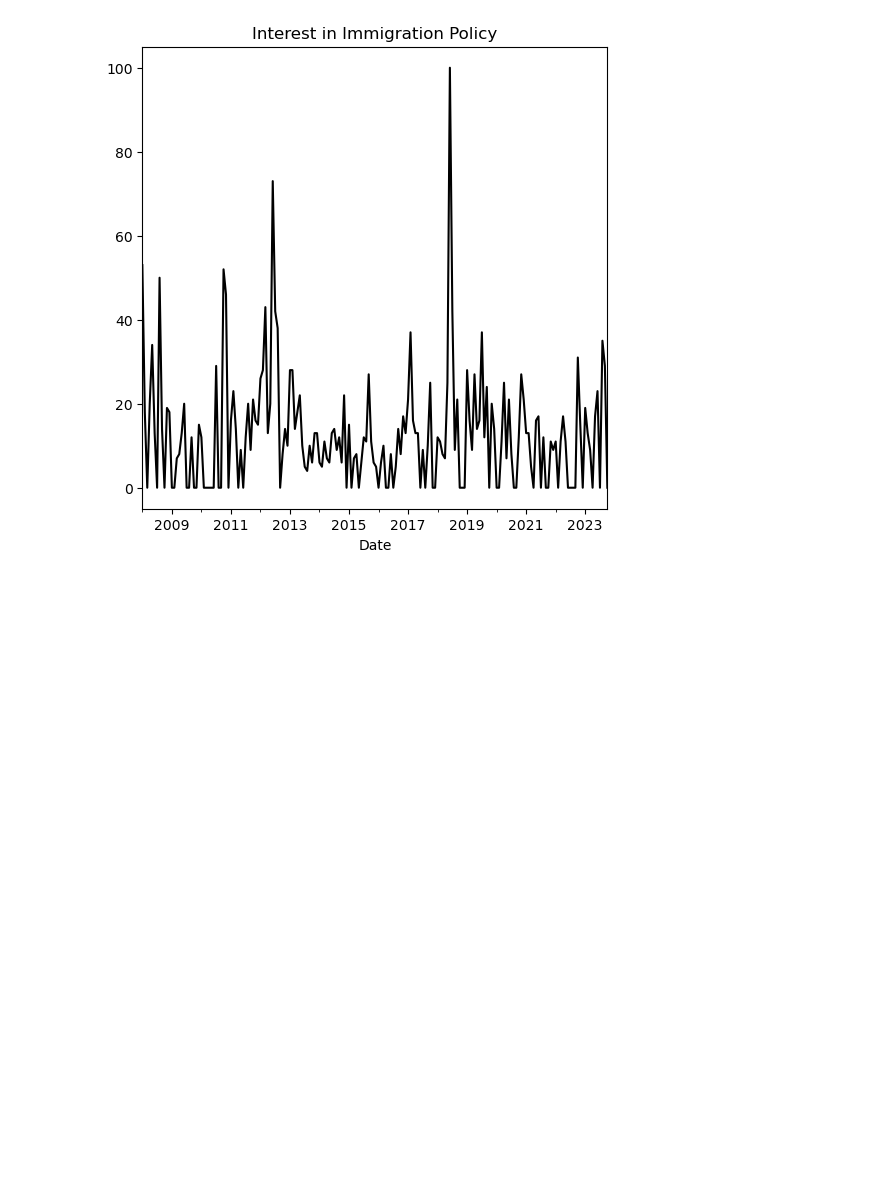
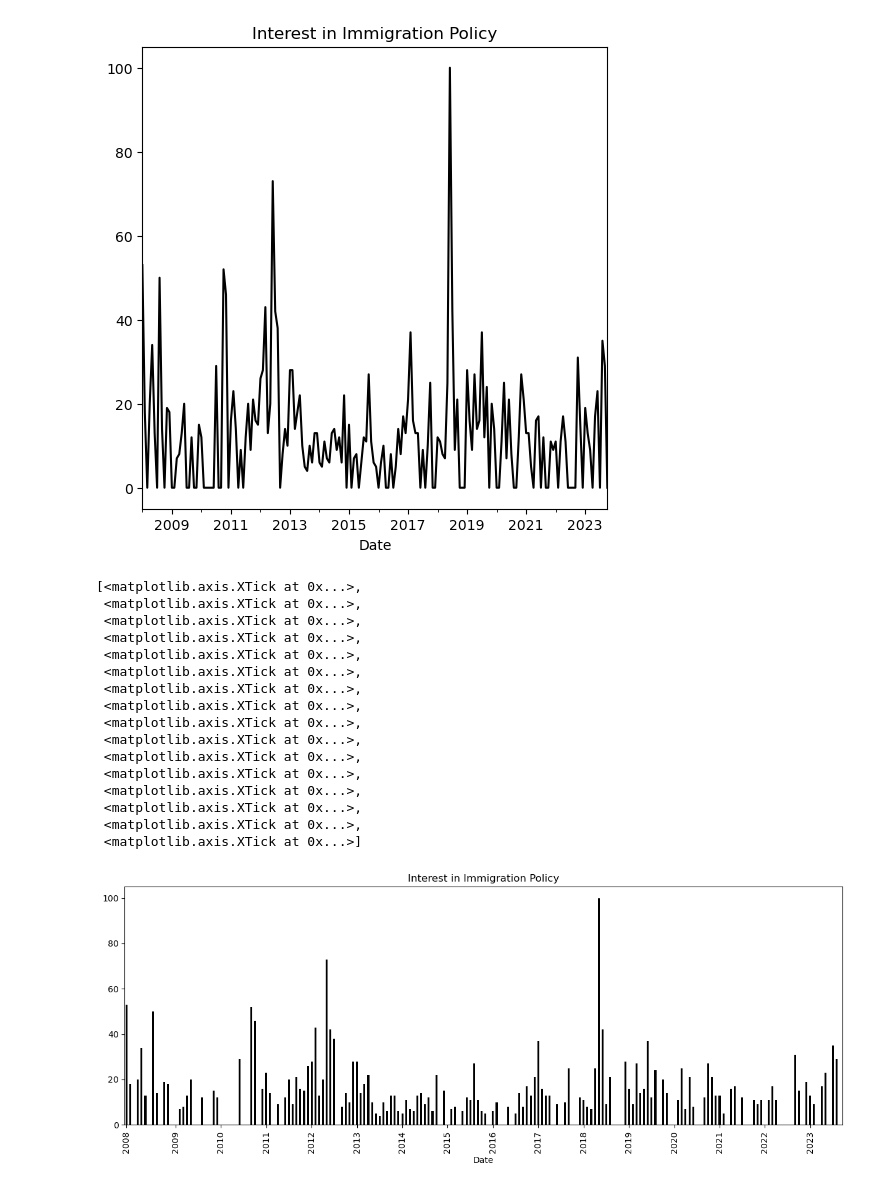
Before and after one commit to galibest2/as.180.369, a Jupyter notebook: contrib/galibest2/Research-Paper-Notebook.ipynb, the cells around one changed output. Saved outputs shown, nothing was run; the diff lists cells and outputs as text; code cells hidden in the pictures; blank space fills up the shorter version.

```diff
--- a/contrib/galibest2/Research-Paper-Notebook.ipynb
+++ b/contrib/galibest2/Research-Paper-Notebook.ipynb
@@ -215,6 +257,27 @@ df_trend.plot(x="Date", y=["policy"], figsize=(6,6), color = 'black',
 # %% [output]
 <Axes: title={'center': 'Interest in Immigration Policy'}, xlabel='Date'>
 [figure]
+# %%
+df_trend.plot(x="Date", y=["policy"], kind = "bar", figsize=(15,5), color = 'black',
+              legend = False, title = "Interest in Immigration Policy").set_xticks(ticks=ticks, labels=years)
+# %% [output]
+[<matplotlib.axis.XTick at 0x...>,
+ <matplotlib.axis.XTick at 0x...>,
+ <matplotlib.axis.XTick at 0x...>,
+ <matplotlib.axis.XTick at 0x...>,
+ <matplotlib.axis.XTick at 0x...>,
+ <matplotlib.axis.XTick at 0x...>,
+ <matplotlib.axis.XTick at 0x...>,
+ <matplotlib.axis.XTick at 0x...>,
+ <matplotlib.axis.XTick at 0x...>,
+ <matplotlib.axis.XTick at 0x...>,
+ <matplotlib.axis.XTick at 0x...>,
+ <matplotlib.axis.XTick at 0x...>,
+ <matplotlib.axis.XTick at 0x...>,
+ <matplotlib.axis.XTick at 0x...>,
+ <matplotlib.axis.XTick at 0x...>,
+ <matplotlib.axis.XTick at 0x...>]
+[figure, added]
 # %%
 #Adding Political Parties
 
```
Also changed, not shown: parts of 9 cells of this notebook.
